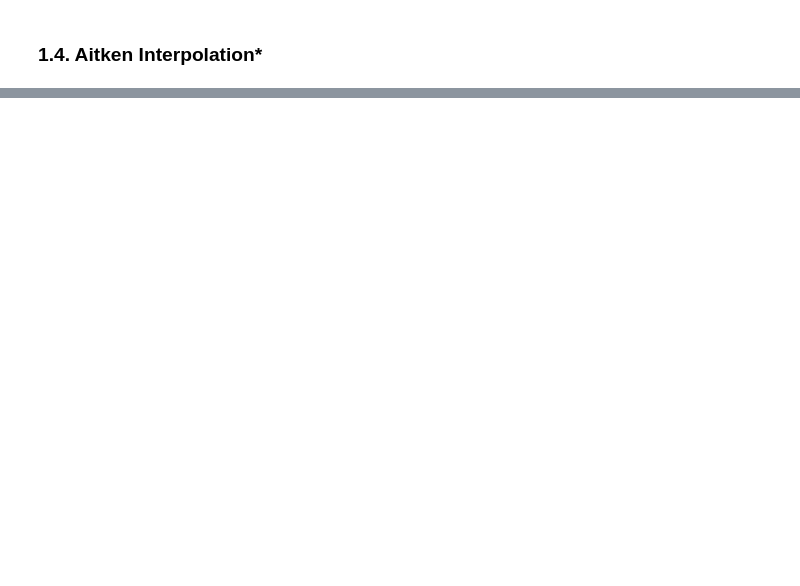
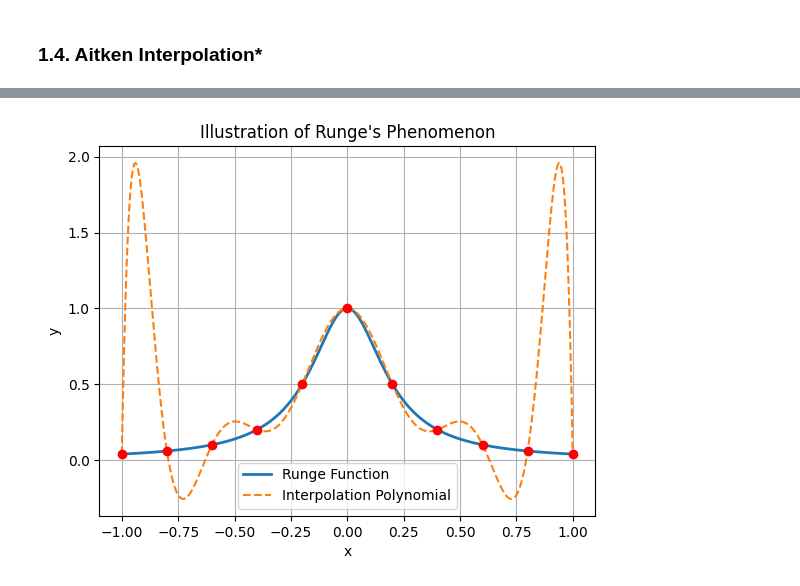
Before and after one commit to HugoPhi/NCOTLabs, a Jupyter notebook: Lab2/interpolation.ipynb, the cells around one changed output, grey strips where cells are left out. Cells and saved outputs as stored; diff of their text form; code cells hidden in the pictures; blank space fills up the shorter version.

```diff
--- a/Lab2/interpolation.ipynb
+++ b/Lab2/interpolation.ipynb
@@ -127,0 +225,11 @@ vis(lagrange, f, x, 1)
+# %%
+x = np.linspace(-1, 1, 11)
+f = lambda x: 1 / (25 * x**2 + 1)
+# p = lagrange(x, f(x))
+# for t in x:
+#     print(f'f(x) = {f(t):10.4f}, p(x) = {p(t):10.4f}')
+
+
+vis(lagrange, f, x, lim=0)
+vis(newton, f, x, lim=0)
+vis(cubic_spline, f, x, lim=0)
@@ -127,0 +240,32 @@ vis(lagrange, f, x, 1)
+# %%
+import numpy as np
+import matplotlib.pyplot as plt
+from numpy.polynomial.polynomial import Polynomial
+
+# 定义Runge函数
+def runge(x):
+    return 1 / (1 + 25 * x**2)
+
+# 生成等距插值点
+num_points = 11  # 选择插值点的数量
+x_interp = np.linspace(-1, 1, num_points)
+y_interp = runge(x_interp)
+
+# 使用多项式进行插值
+coeffs = np.polyfit(x_interp, y_interp, deg=num_points-1)
+p = Polynomial(coeffs[::-1])  # 因为np.polyfit返回的系数顺序与Polynomial不同
+
+# 绘制原函数和插值多项式
+x_plot = np.linspace(-1, 1, 400)
+plt.plot(x_plot, runge(x_plot), label='Runge Function', linewidth=2)
+plt.plot(x_plot, p(x_plot), label='Interpolation Polynomial', linestyle='--')
+plt.plot(x_interp, y_interp, 'ro')  # 插值点
+
+plt.title("Illustration of Runge's Phenomenon")
+plt.legend()
+plt.xlabel("x")
+plt.ylabel("y")
+plt.grid(True)
+plt.show()
+# %% [output]
+[figure, added]
```
Also changed, not shown: parts of 17 cells of this notebook, 1 other file.
